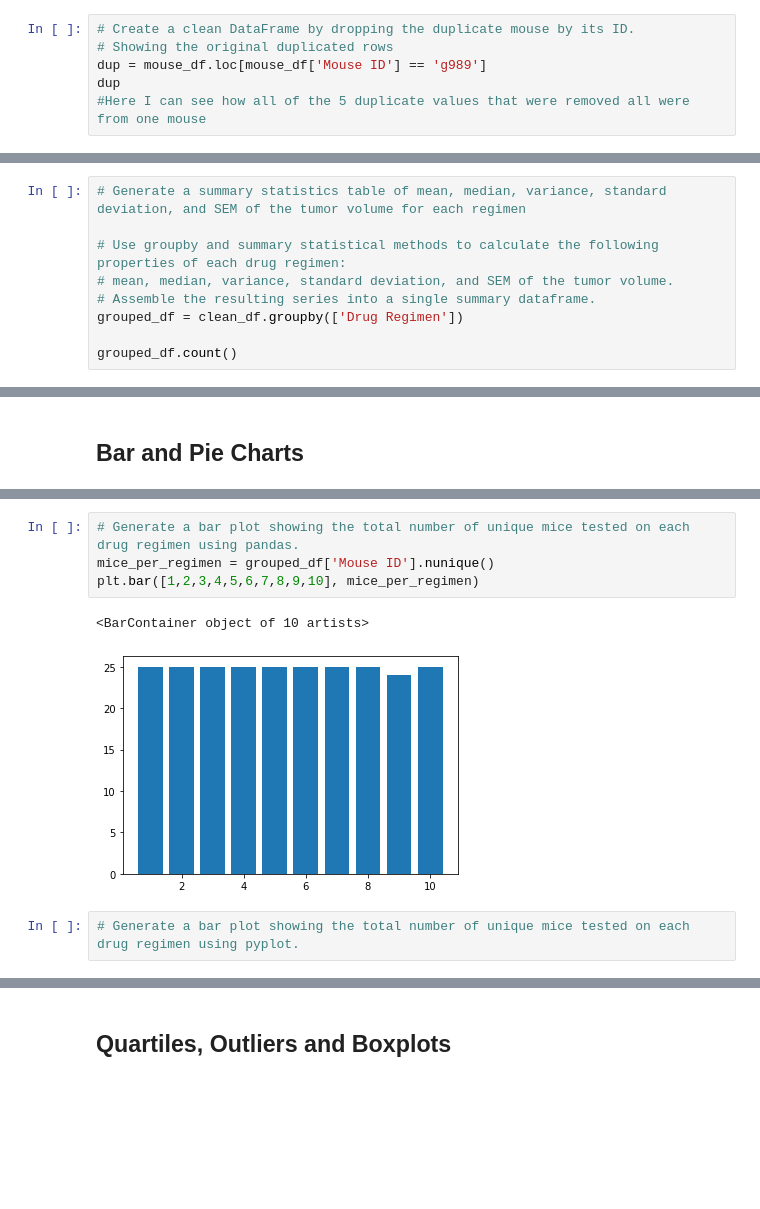
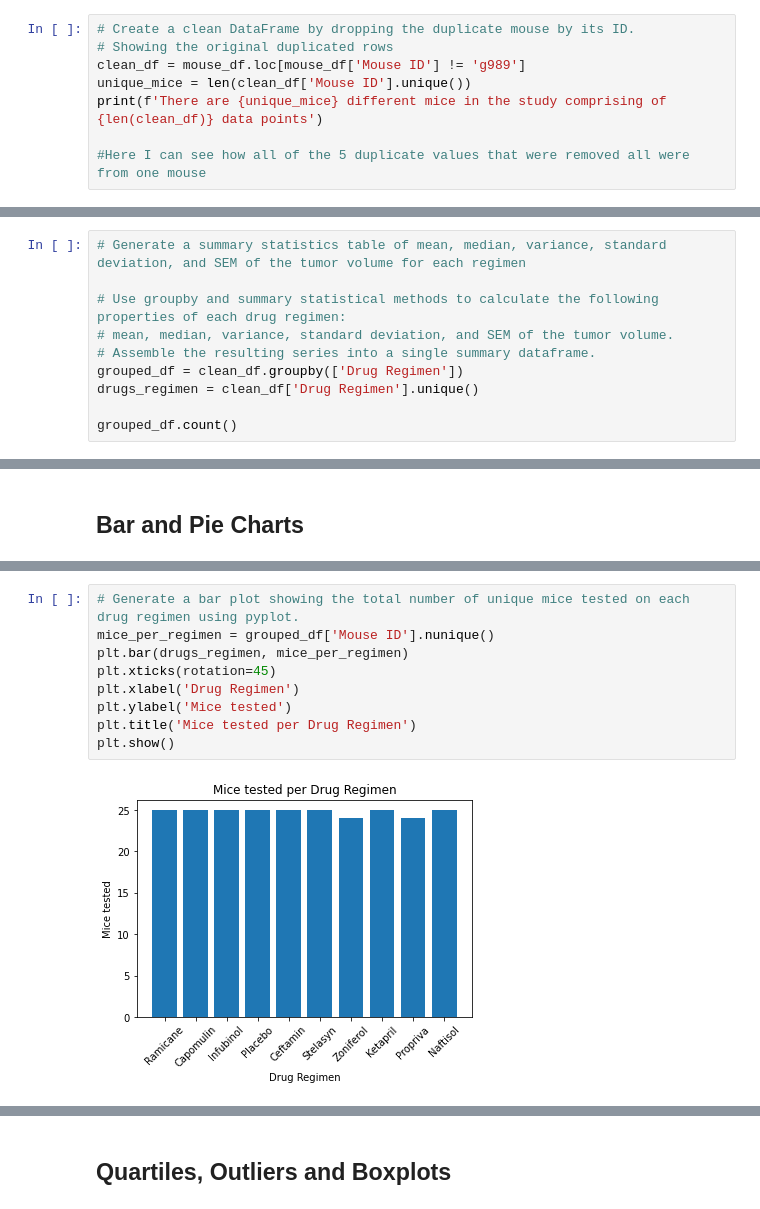
Before and after one commit to thatpatchguy/Bootcamp, a Jupyter notebook: MatPlotLib/05-Matplotlib_Homework_Instructions_Pymaceuticals_pymaceuticals_starter.ipynb, the cells around one changed output, grey strips where cells are left out. Saved outputs shown, nothing was run; the diff lists cells and outputs as text; blank space fills up the shorter version.

```diff
--- a/MatPlotLib/05-Matplotlib_Homework_Instructions_Pymaceuticals_pymaceuticals_starter.ipynb
+++ b/MatPlotLib/05-Matplotlib_Homework_Instructions_Pymaceuticals_pymaceuticals_starter.ipynb
@@ -64,7 +66,9 @@ duplicate_values
 # %%
 # Create a clean DataFrame by dropping the duplicate mouse by its ID.
 # Showing the original duplicated rows
-dup = mouse_df.loc[mouse_df['Mouse ID'] == 'g989']
-dup
+clean_df = mouse_df.loc[mouse_df['Mouse ID'] != 'g989']
+unique_mice = len(clean_df['Mouse ID'].unique())
+print(f'There are {unique_mice} different mice in the study comprising of {len(clean_df)} data points')
+
 #Here I can see how all of the 5 duplicate values that were removed all were from one mouse
 # %% [output]
@@ -93,6 +97,7 @@ dup
 # mean, median, variance, standard deviation, and SEM of the tumor volume.
 # Assemble the resulting series into a single summary dataframe.
 grouped_df = clean_df.groupby(['Drug Regimen'])
+drugs_regimen = clean_df['Drug Regimen'].unique()
 
 grouped_df.count()
 # %% [output]
@@ -141,11 +156,13 @@ summary_table
 # %%
-# Generate a bar plot showing the total number of unique mice tested on each drug regimen using pandas.
+# Generate a bar plot showing the total number of unique mice tested on each drug regimen using pyplot.
 mice_per_regimen = grouped_df['Mouse ID'].nunique()
-plt.bar([1,2,3,4,5,6,7,8,9,10], mice_per_regimen)
+plt.bar(drugs_regimen, mice_per_regimen)
+plt.xticks(rotation=45)
+plt.xlabel('Drug Regimen')
+plt.ylabel('Mice tested')
+plt.title('Mice tested per Drug Regimen')
+plt.show()
 # %% [output]
-<BarContainer object of 10 artists>
-[figure, old version]
+[figure, new version]
-# %%
-# Generate a bar plot showing the total number of unique mice tested on each drug regimen using pyplot.
 # %%
 # Generate a pie plot showing the distribution of female versus male mice using pandas
```
Also changed, not shown: parts of 8 cells of this notebook.
